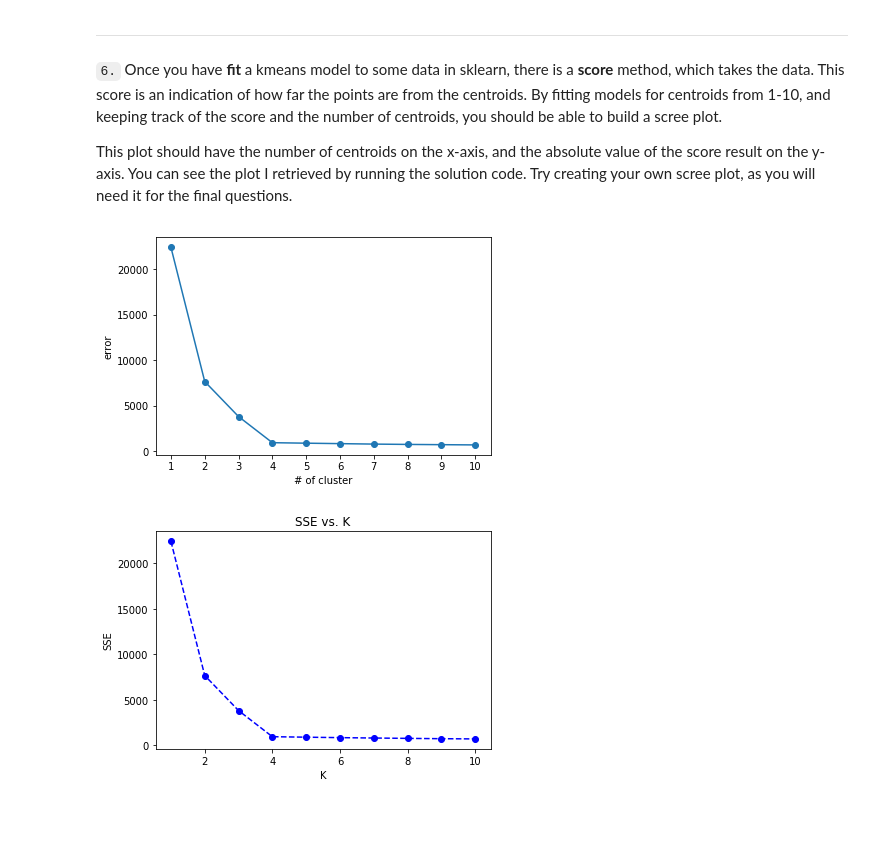
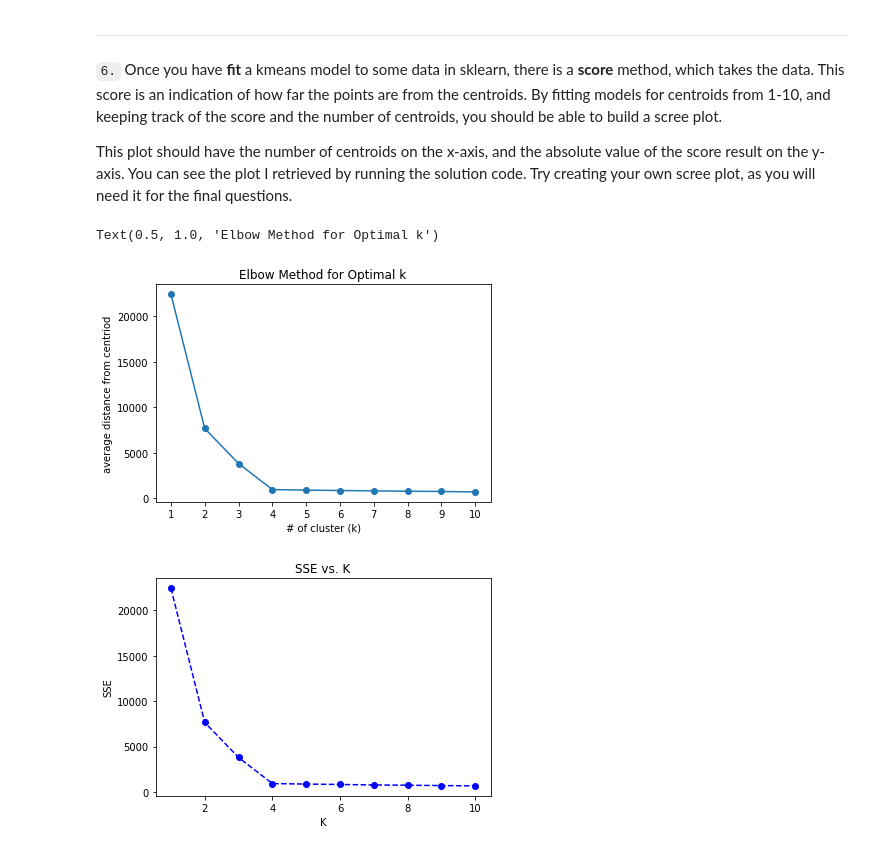
Before and after one commit to sclkan/ML-Study-Notes, a Jupyter notebook: unsupervised_learning_notes.ipynb, the cells around one changed output. Cells and saved outputs as stored; diff of their text form; code cells hidden in the pictures; blank space fills up the shorter version.

```diff
--- a/unsupervised_learning_notes.ipynb
+++ b/unsupervised_learning_notes.ipynb
@@ -119,11 +119,13 @@ for i in number:
 # %%
 #Graph scores vs cluster
 plt.plot(number, scores, marker='o')
 plt.xticks(number)
-plt.xlabel('# of cluster')
-plt.ylabel('error');
+plt.xlabel('# of cluster (k)')
+plt.ylabel('average distance from centriod')
+plt.title('Elbow Method for Optimal k')
 # %% [output]
+Text(0.5, 1.0, 'Elbow Method for Optimal k')
-[figure, old version]
+[figure, new version]
 # %%
 # Soluion from Udacity
 
```
Also changed, not shown: parts of 12 cells of this notebook.
